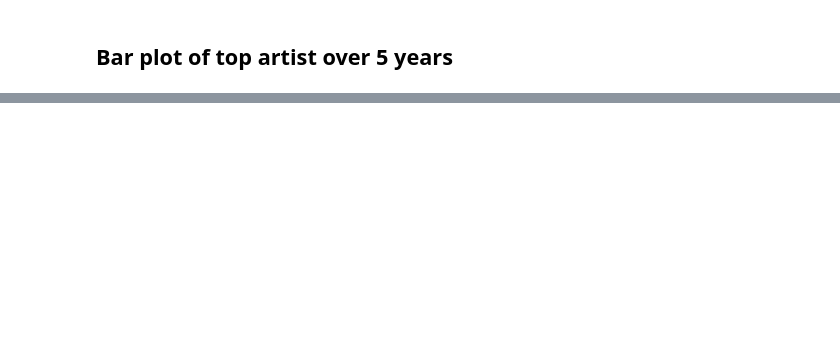
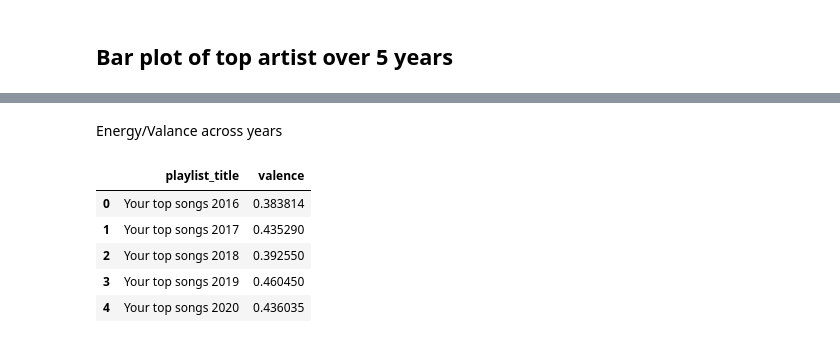
Before and after one commit to SibongileT/SpotifyYearEndPlaylistEDA, a Jupyter notebook: SpotifyEDA.ipynb, the cells around one changed output, grey strips where cells are left out. Drawn from its saved outputs; the diff is of its cells as text; code cells hidden in the pictures; blank space fills up the shorter version.

```diff
--- a/SpotifyEDA.ipynb
+++ b/SpotifyEDA.ipynb
@@ -232,0 +237,2 @@ Name: name, Length: 448, dtype: int64
+# %%
+playlist_df2['year'] = pd.to_datetime(playlist_df2['year'], format='%Y')
@@ -271,0 +312,13 @@ import plotly.express as px
+# %% [markdown]
+Energy/Valance across years
+# %%
+valence_means = playlist_df2.groupby('playlist_title')['valence'].mean().reset_index()
+# %%
+valence_means
+# %% [output]
+|  | playlist_title | valence |
+| 0 | Your top songs 2016 | 0.383814 |
+| 1 | Your top songs 2017 | 0.435290 |
+| 2 | Your top songs 2018 | 0.392550 |
+| 3 | Your top songs 2019 | 0.460450 |
+| 4 | Your top songs 2020 | 0.436035 |
```
Also changed, not shown: parts of 19 cells of this notebook.
